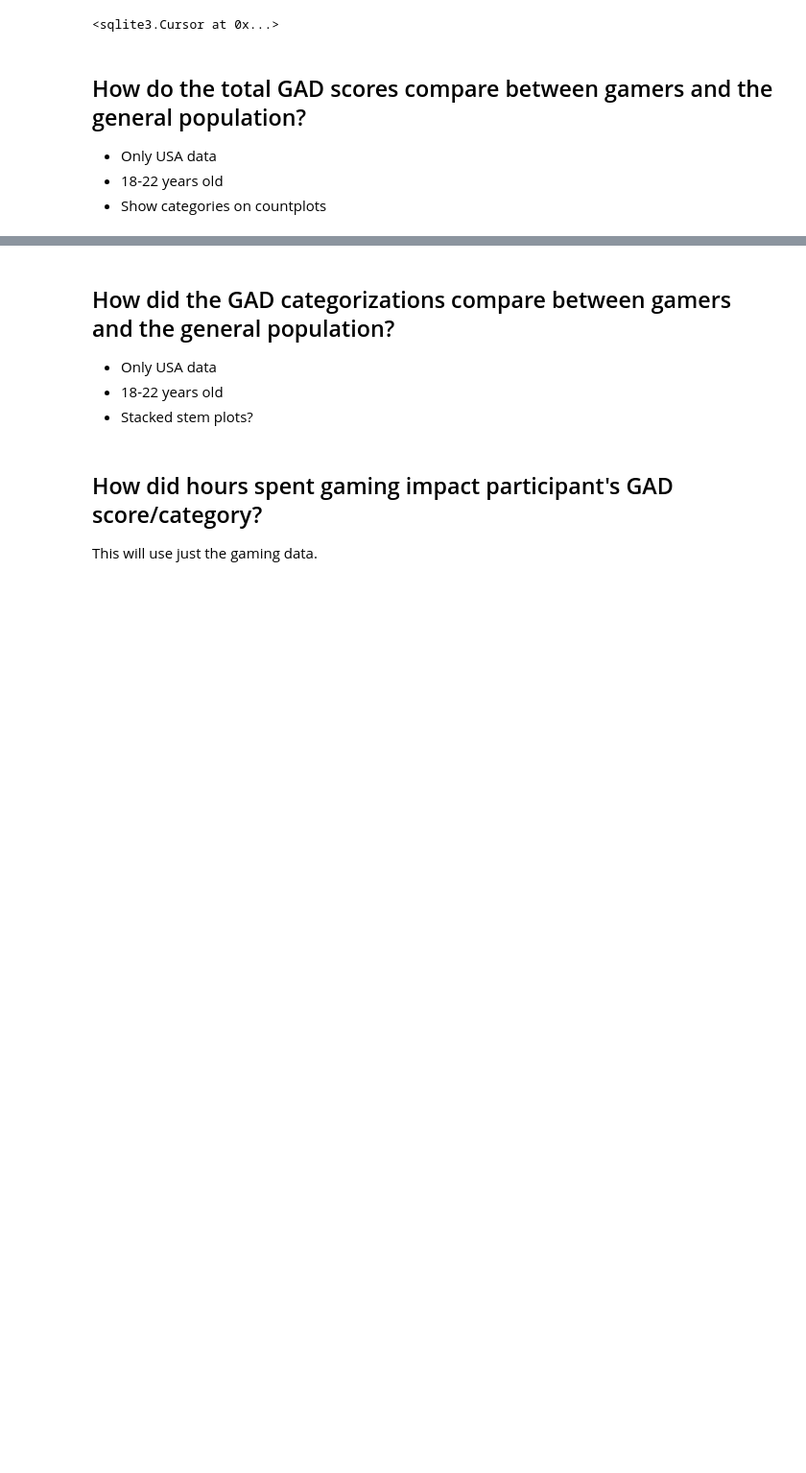
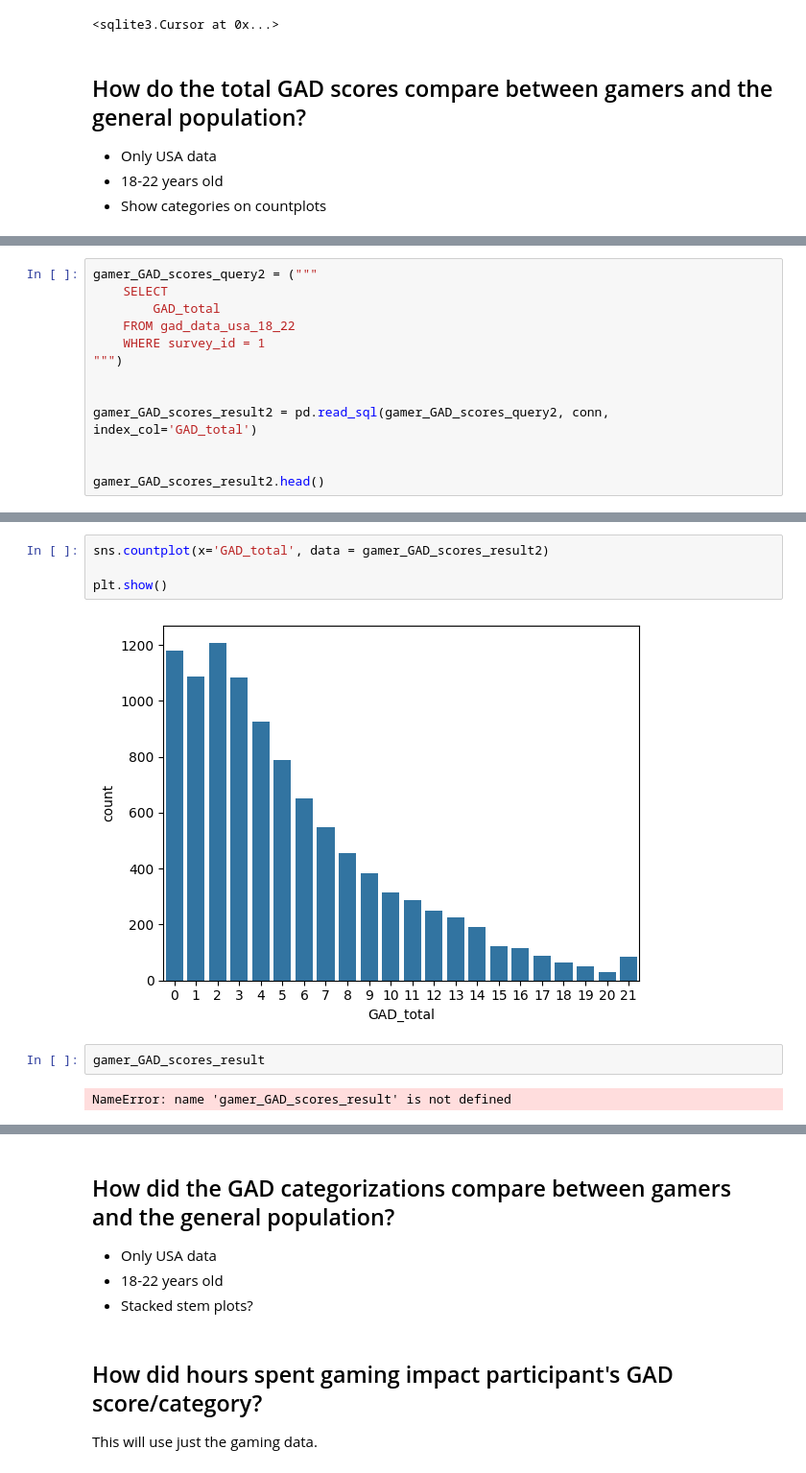
Before and after one commit to amallred/gaming-mental-health-analysis, a Jupyter notebook: notebooks/final_analysis.ipynb, the cells around one changed output, grey strips where cells are left out. Shown at 96% size. Cells and saved outputs as stored; diff of their text form; blank space fills up the shorter version.

```diff
--- a/notebooks/final_analysis.ipynb
+++ b/notebooks/final_analysis.ipynb
@@ -68,0 +76,13 @@ total_GAD_scores_result
+# %%
+gamer_GAD_scores_query2 = ("""
+    SELECT
+        GAD_total
+    FROM gad_data_usa_18_22
+    WHERE survey_id = 1
+""")
+
+
+gamer_GAD_scores_result2 = pd.read_sql(gamer_GAD_scores_query2, conn, index_col='GAD_total')
+
+
+gamer_GAD_scores_result2.head()
@@ -68,0 +97,10 @@ total_GAD_scores_result
+# %%
+sns.countplot(x='GAD_total', data = gamer_GAD_scores_result2)
+
+plt.show()
+# %% [output]
+[figure, added]
+# %%
+gamer_GAD_scores_result
+# %% [output]
+NameError: name 'gamer_GAD_scores_result' is not defined
```
Also changed, not shown: parts of 7 cells of this notebook, 3 other files.
